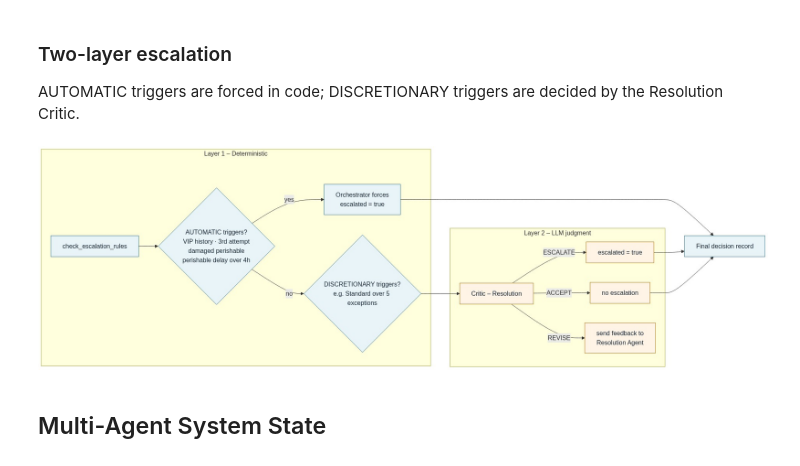
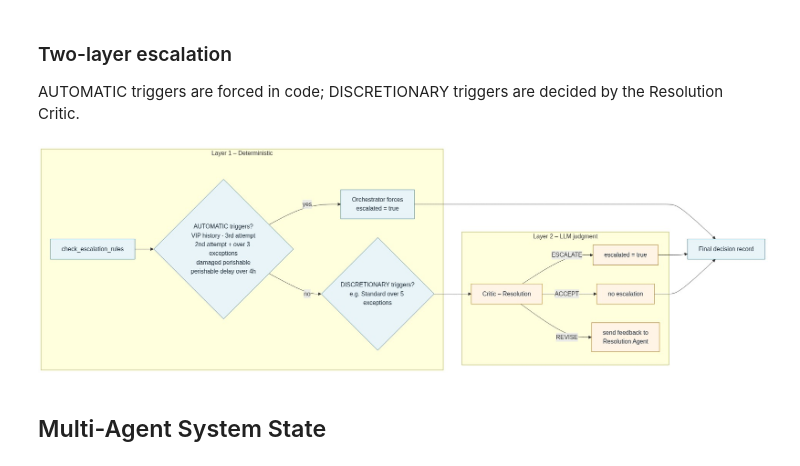
Before and after one commit to alienrivero/great-learning-aiml, a Jupyter notebook: AI Agents for Automation/AI-powered Last-Mile Delivery Exception Handling Automation/AI-powered Last-Mile Delivery Exception Handling Automation_Full_CODE.ipynb, the cells around one changed output. Cells and saved outputs as stored; diff of their text form; code cells hidden in the pictures.

```diff
--- a/AI Agents for Automation/AI-powered Last-Mile Delivery Exception Handling Automation/AI-powered Last-Mile Delivery Exception Handling Automation_Full_CODE.ipynb
+++ b/AI Agents for Automation/AI-powered Last-Mile Delivery Exception Handling Automation/AI-powered Last-Mile Delivery Exception Handling Automation_Full_CODE.ipynb
@@ -960,36 +964,44 @@ def check_escalation_rules(customer_tier: str, exceptions_last_90d: int,
                             attempt_number: int, package_type: str,
                             status_code: str, status_description: str) -> dict:
     """Deterministic escalation rule engine. Evaluates hard-coded business rules."""
-    import re
     triggers = []
+    description = status_description.lower()
+
+    # Extract delay hours from free text (handles "5hr", "5 hours", "5.5hr"); None when no delay is stated
+    hour_matches = re.findall(r'(\d+(?:\.\d+)?)\s*(?:hr|hour|hours)', description)
+    delay_hours = float(hour_matches[0]) if hour_matches else None
 
     # --- Automatic triggers ---
 
-    # 3rd failed attempt triggers escalation regardless of customer tier
+    # 3rd failed attempt triggers escalation regardless of customer tier (Section 7)
     if attempt_number >= 3:
         triggers.append("AUTOMATIC: 3rd failed delivery attempt")
 
-    # VIP customers with 3+ exceptions in last 90 days
+    # 2nd failed attempt with more than 3 exceptions in 90 days - "flag this to the shift supervisor" (Section 1)
+    if status_code == "ATTEMPTED" and attempt_number == 2 and exceptions_last_90d > 3:
+        triggers.append(f"AUTOMATIC: 2nd failed attempt with {exceptions_last_90d} exceptions in 90d (>3)")
+
+    # VIP customers with 3+ exceptions in last 90 days (Section 7)
     if customer_tier == "VIP" and exceptions_last_90d >= 3:
         triggers.append(f"AUTOMATIC: VIP customer with {exceptions_last_90d} exceptions in 90d (>=3)")
 
-    # Any damaged perishable package needs fast replacement decision
+    # Any damaged perishable package needs fast replacement decision (Section 7)
     if status_code == "DAMAGED" and package_type == "PERISHABLE":
         triggers.append("AUTOMATIC: Damaged perishable package")
 
-    # Perishable with weather delay over 4 hours - item likely compromised
-    if status_code == "WEATHER_DELAY" and package_type == "PERISHABLE":
-        # Extract delay hours from free-text using regex (handles "5hr", "5 hours", "5.5hr")
-        hour_matches = re.findall(r'(\d+(?:\.\d+)?)\s*(?:hr|hour|hours)', status_description.lower())
-        if hour_matches:
-            hours = float(hour_matches[0])
-            if hours > 4:
-                triggers.append(f"AUTOMATIC: Perishable with {hours}hr delay (>4hr threshold)")
+    # Perishable with weather delay over 4 hours - item likely compromised (Section 5), treated like a damaged perishable
+    if status_code == "WEATHER_DELAY" and package_type == "PERISHABLE" and delay_hours is not None and delay_hours > 4:
+        triggers.append(f"AUTOMATIC: Perishable with {delay_hours}hr delay (>4hr threshold)")
 
-    # Address issues suggesting potential fraud
+    # Address issues suggesting potential fraud (Section 7)
     fraud_keywords = ["vacant", "demolished", "construction site", "empty lot"]
-    if status_code == "ADDRESS_ISSUE" and any(kw in status_description.lower() for kw in fraud_keywords):
+    if status_code == "ADDRESS_ISSUE" and any(kw in description for kw in fraud_keywords):
         triggers.append("AUTOMATIC: Potential fraud - address is vacant/demolished")
+
+    # Driver reports a safety concern (Section 7)
+    safety_keywords = ["unsafe", "safety concern", "aggressive", "threaten", "assault", "weapon", "attacked"]
+    if any(kw in description for kw in safety_keywords):
+        triggers.append("AUTOMATIC: Driver reported a safety concern")
 
     # --- Discretionary triggers ---
 
@@ -997,9 +1009,10 @@ def check_escalation_rules(customer_tier: str, exceptions_last_90d: int,
     if customer_tier == "STANDARD" and exceptions_last_90d > 5:
         triggers.append(f"DISCRETIONARY: Standard customer with {exceptions_last_90d} exceptions in 90d (>5)")
 
-    # Premium customer with perishable in weather delay - borderline urgency
-    if customer_tier == "PREMIUM" and package_type == "PERISHABLE" and status_code == "WEATHER_DELAY":
-        triggers.append("DISCRETIONARY: Premium customer with perishable in weather delay")
+    # Premium perishable delayed more than 2 hours (or delay not stated) - customer may have time-sensitive plans
+    if (customer_tier == "PREMIUM" and package_type == "PERISHABLE" and status_code == "WEATHER_DELAY"
+            and (delay_hours is None or delay_hours > 2)):
+        triggers.append("DISCRETIONARY: Premium customer with perishable delayed more than 2 hours")
 
     return {
         "has_triggers": len(triggers) > 0,                                       # Quick boolean check for any triggers
@@ -1168,29 +1189,29 @@ AUTOMATIC triggers are forced in code; DISCRETIONARY triggers are decided by the
 # %%
 # Two-layer escalation
 display_mermaid('''flowchart LR
     subgraph Layer1[Layer 1 – Deterministic]
-        RE[check_escalation_rules] --> AUTO{AUTOMATIC triggers?<br/>VIP history · 3rd attempt<br/>damaged perishable<br/>perishable delay over 4h}
+        RE[check_escalation_rules] --> AUTO{AUTOMATIC triggers?<br/>VIP history · 3rd attempt<br/>2nd attempt + over 3 exceptions<br/>damaged perishable<br/>perishable delay over 4h}
         AUTO -->|yes| FORCE[Orchestrator forces<br/>escalated = true]
         AUTO -->|no| DISC
     end
 
     subgraph Layer2[Layer 2 – LLM judgment]
         DISC{DISCRETIONARY triggers?<br/>e.g. Standard over 5 exceptions} --> CRIT[Critic – Resolution]
         CRIT -->|ESCALATE| ESC[escalated = true]
         CRIT -->|ACCEPT| OK[no escalation]
         CRIT -->|REVISE| LOOP[send feedback to<br/>Resolution Agent]
     end
 
     FORCE --> OUT[Final decision record]
     ESC --> OUT
     OK --> OUT
 
     classDef det fill:#e8f4f8,stroke:#2a6f84,color:#123
     classDef llm fill:#fff4e6,stroke:#b86e00,color:#123
     class RE,AUTO,FORCE,DISC,OUT det
     class CRIT,ESC,OK,LOOP llm''')
 # %% [output]
-[figure, old version]
+[figure, new version]
 # %% [markdown]
 ## Multi-Agent System State
 # %% [markdown]
```
Also changed, not shown: parts of 70 cells of this notebook, 1 other file.
